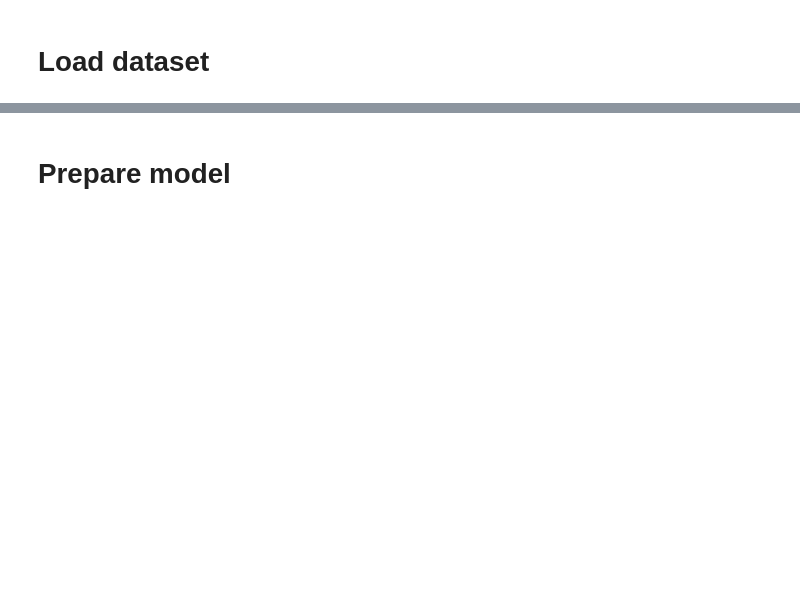
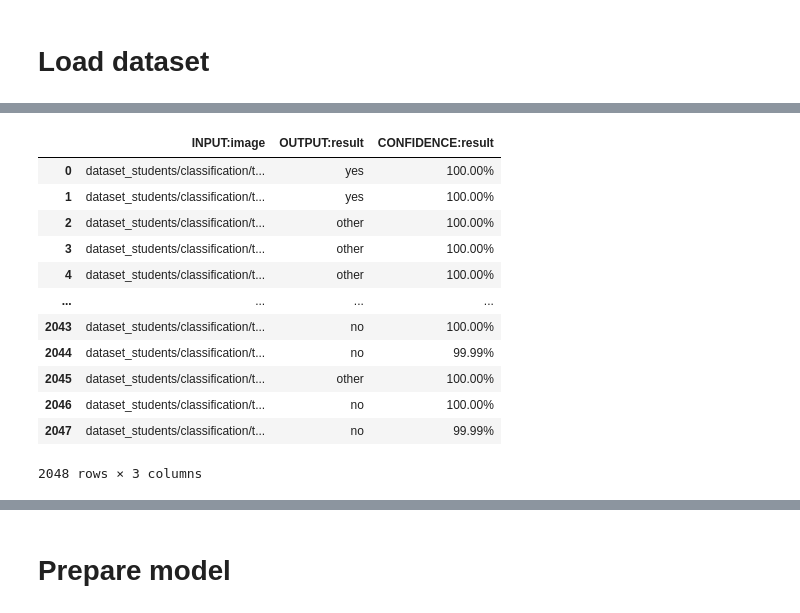
Before and after one commit to alekseyen/CrowdsourcingSegmentationProject, a Jupyter notebook: train_basic_classifier.ipynb, the cells around one changed output, grey strips where cells are left out. Saved outputs shown, nothing was run; the diff lists cells and outputs as text; code cells hidden in the pictures; blank space fills up the shorter version.

```diff
--- a/train_basic_classifier.ipynb
+++ b/train_basic_classifier.ipynb
@@ -26,0 +57,17 @@ train_labels = train_df.label.values
+# %%
+train_df['INPUT:image'] = 'dataset_students/classification/train_unlabelled/' + train_df['INPUT:image'].str.split('/').apply(lambda x: x[1])
+train_df
+# %% [output]
+|  | INPUT:image | OUTPUT:result | CONFIDENCE:result |
+| 0 | dataset_students/classification/t... | yes | 100.00% |
+| 1 | dataset_students/classification/t... | yes | 100.00% |
+| 2 | dataset_students/classification/t... | other | 100.00% |
+| 3 | dataset_students/classification/t... | other | 100.00% |
+| 4 | dataset_students/classification/t... | other | 100.00% |
+| ... | ... | ... | ... |
+| 2043 | dataset_students/classification/t... | no | 100.00% |
+| 2044 | dataset_students/classification/t... | no | 99.99% |
+| 2045 | dataset_students/classification/t... | other | 100.00% |
+| 2046 | dataset_students/classification/t... | no | 100.00% |
+| 2047 | dataset_students/classification/t... | no | 99.99% |
+2048 rows × 3 columns
```
Also changed, not shown: parts of 20 cells of this notebook.
